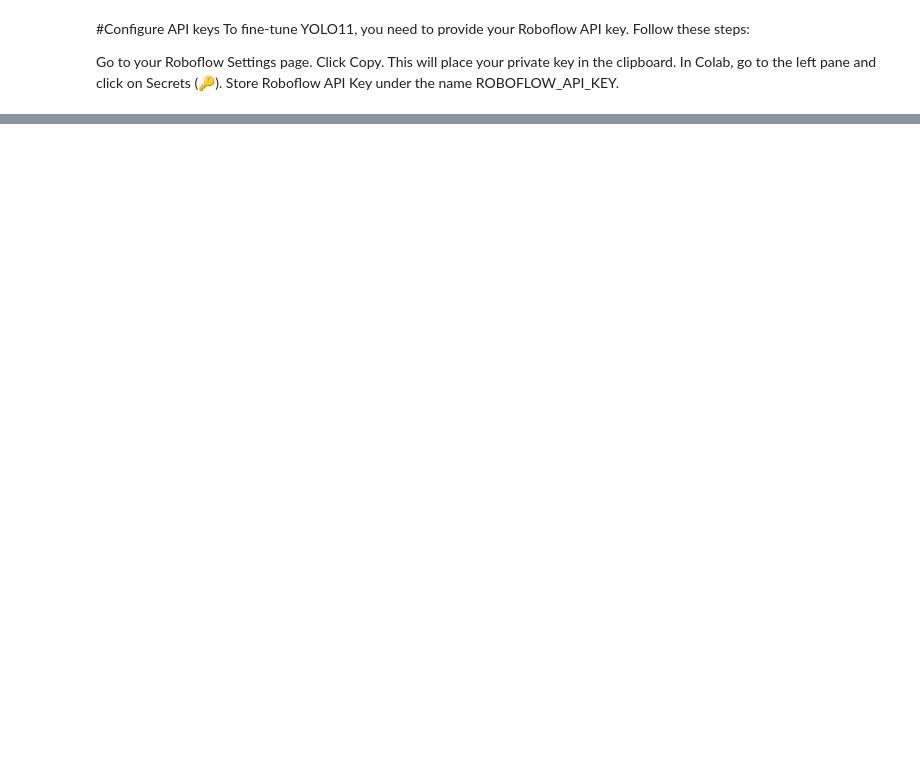
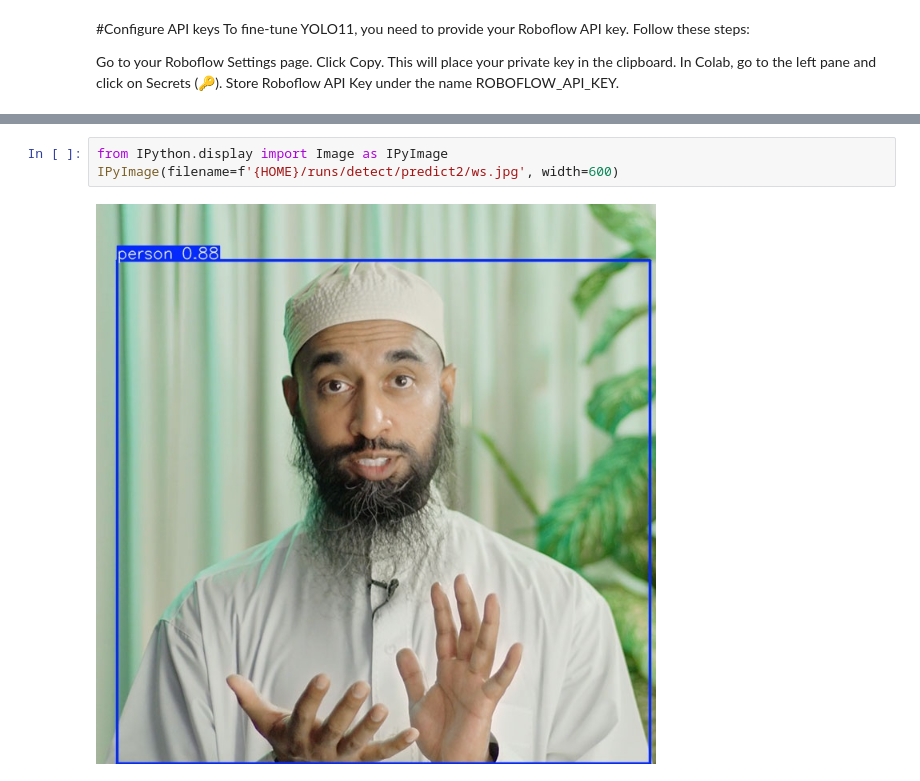
Before and after one commit to MudassirABBASSi/Computer-Vision, a Jupyter notebook: Yolo_(object_detection_library).ipynb, the cells around one changed output, grey strips where cells are left out. Saved outputs shown, nothing was run; the diff lists cells and outputs as text; blank space fills up the shorter version.

```diff
--- a/Yolo_(object_detection_library).ipynb
+++ b/Yolo_(object_detection_library).ipynb
@@ -12,0 +74,5 @@ In Colab, go to the left pane and click on Secrets (🔑). Store Roboflow API Ke
+# %%
+from IPython.display import Image as IPyImage
+IPyImage(filename=f'{HOME}/runs/detect/predict2/ws.jpg', width=600)
+# %% [output]
+[figure, added]
```
Also changed, not shown: parts of 10 cells of this notebook.
